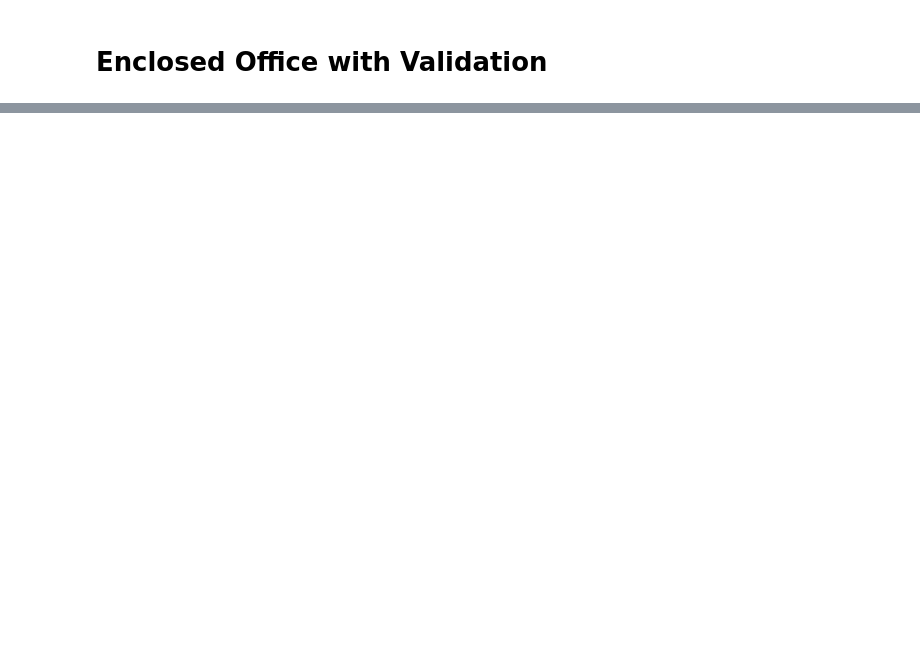
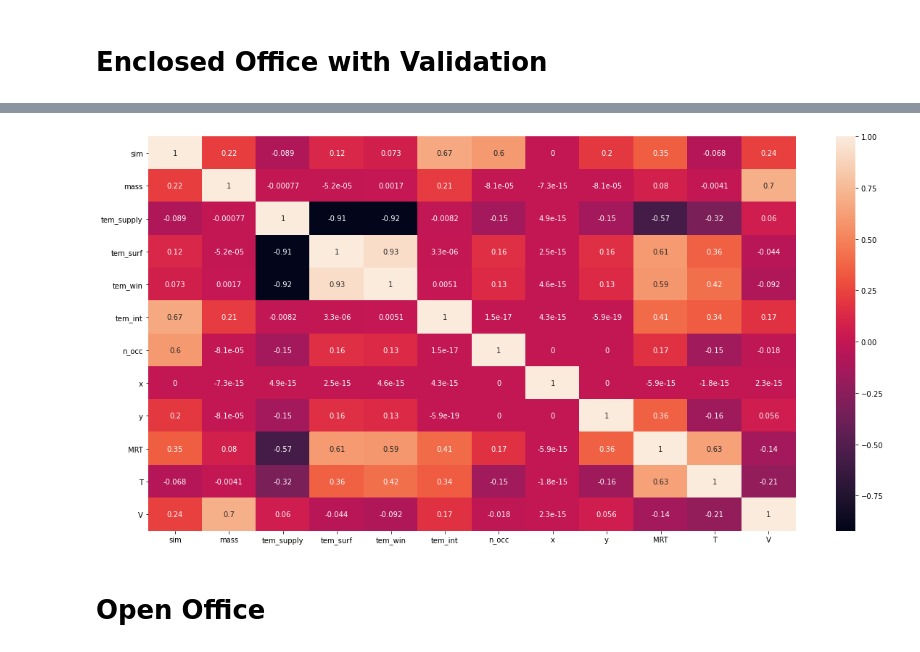
Before and after one commit to ngkhiem97/airflow-2, a Jupyter notebook: notebooks/eda.ipynb, the cells around one changed output, grey strips where cells are left out. Cells and saved outputs as stored; diff of their text form; code cells hidden in the pictures; blank space fills up the shorter version.

```diff
--- a/notebooks/eda.ipynb
+++ b/notebooks/eda.ipynb
@@ -62,0 +74,12 @@ plt.show()
+# %%
+# Show features' correlation graph
+corrMatrix = df_enclosed_office.corr()
+plt.figure(figsize = (20,10))
+svm = sn.heatmap(corrMatrix, annot=True)
+fig = svm.get_figure()
+plt.show()
+fig.savefig('../figures/heatmap_enclosed_office-w_valid.png')
+# %% [output]
+[figure, added]
+# %% [markdown]
+# Open Office
```
Also changed, not shown: parts of 12 cells of this notebook, 10 other files.
